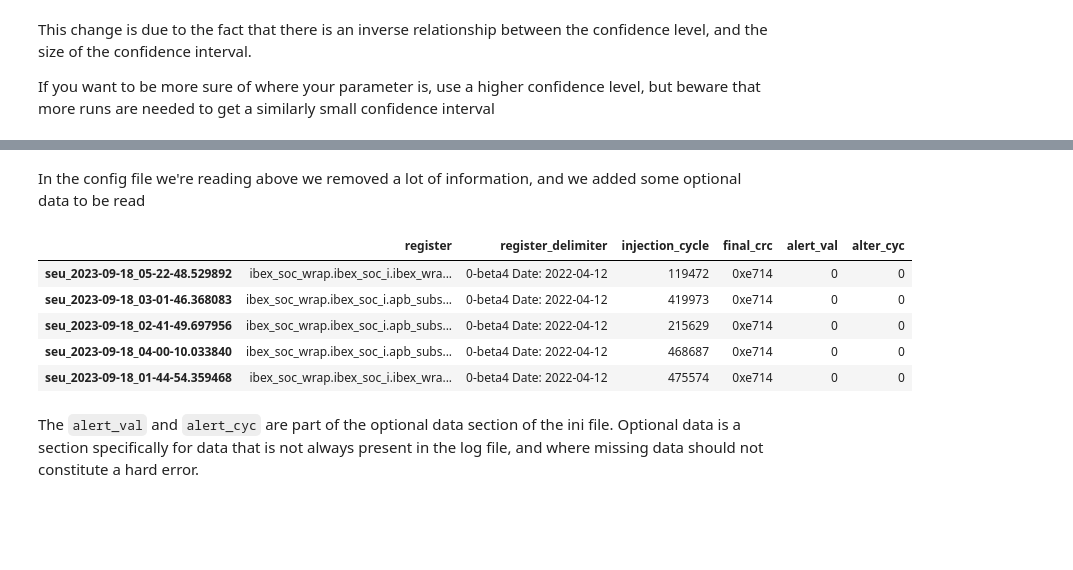
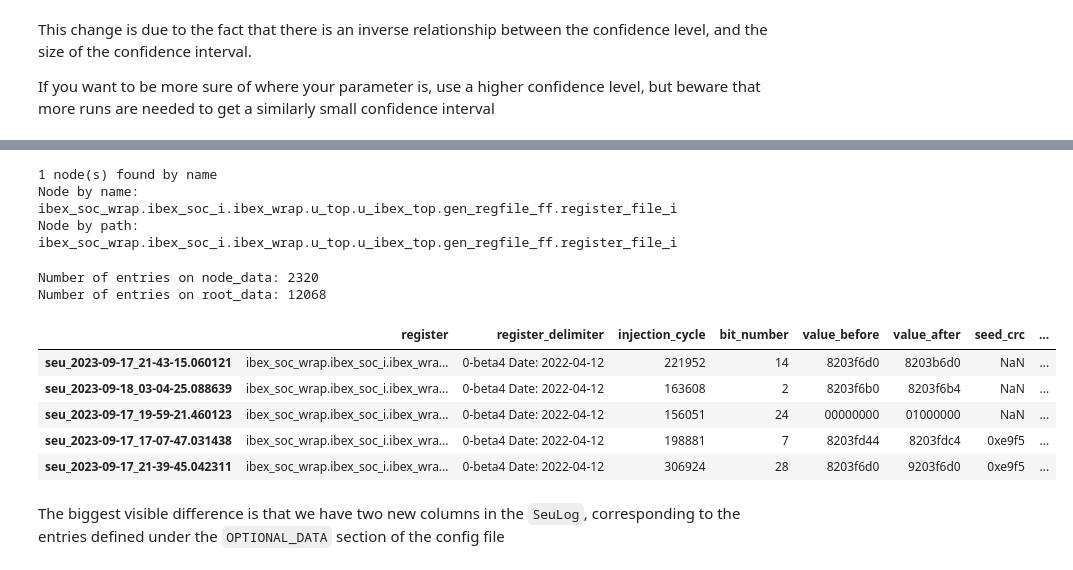
Before and after one commit to ahll19/PULSE, a Jupyter notebook: examples.ipynb, the cells around one changed output, grey strips where cells are left out. Drawn from its saved outputs; the diff is of its cells as text; code cells hidden in the pictures; blank space fills up the shorter version.

```diff
--- a/examples.ipynb
+++ b/examples.ipynb
@@ -254,13 +265,0 @@ path += "u_ibex_top.gen_regfile_ff.register_file_i"
-# %% [markdown]
-In the config file we're reading above we removed a lot of information, and we added some optional data to be read
-# %%
-data_interface.seu_log.head()
-# %% [output]
-|  | register | register_delimiter | injection_cycle | final_crc | alert_val | alter_cyc |
-| seu_2023-09-18_05-22-48.529892 | ibex_soc_wrap.ibex_soc_i.ibex_wra... | 0-beta4 Date: 2022-04-12 | 119472 | 0xe714 | 0 | 0 |
-| seu_2023-09-18_03-01-46.368083 | ibex_soc_wrap.ibex_soc_i.apb_subs... | 0-beta4 Date: 2022-04-12 | 419973 | 0xe714 | 0 | 0 |
-| seu_2023-09-18_02-41-49.697956 | ibex_soc_wrap.ibex_soc_i.apb_subs... | 0-beta4 Date: 2022-04-12 | 215629 | 0xe714 | 0 | 0 |
-| seu_2023-09-18_04-00-10.033840 | ibex_soc_wrap.ibex_soc_i.apb_subs... | 0-beta4 Date: 2022-04-12 | 468687 | 0xe714 | 0 | 0 |
-| seu_2023-09-18_01-44-54.359468 | ibex_soc_wrap.ibex_soc_i.ibex_wra... | 0-beta4 Date: 2022-04-12 | 475574 | 0xe714 | 0 | 0 |
-# %% [markdown]
-The `alert_val` and `alert_cyc` are part of the optional data section of the ini file. Optional data is a section specifically for data that is not always present in the log file, and where missing data should not constitute a hard error.
@@ -266,0 +271,31 @@ The `alert_val` and `alert_cyc` are part of the optional data section of the ini
+# %%
+name = "register_file_i"
+nodes = data_interface.get_node_by_name(name)
+print(f"{len(nodes)} node(s) found by name")
+
+name_node = nodes[0]
+
+print(f"Node by name: {name_node.soc_path}\nNode by path: {node.soc_path}")
+# %% [output]
+1 node(s) found by name
+Node by name: ibex_soc_wrap.ibex_soc_i.ibex_wrap.u_top.u_ibex_top.gen_regfile_ff.register_file_i
+Node by path: ibex_soc_wrap.ibex_soc_i.ibex_wrap.u_top.u_ibex_top.gen_regfile_ff.register_file_i
+# %%
+node_data = data_interface.get_data_by_node(node)
+root_data = data_interface.get_data_by_node(data_interface.root)
+
+print(f"Number of entries on node_data: {len(node_data)}")
+print(f"Number of entries on root_data: {len(root_data)}")
+
+node_data.head()
+# %% [output]
+Number of entries on node_data: 2320
+Number of entries on root_data: 12068
+|  | register | register_delimiter | injection_cycle | bit_number | value_before | value_after | seed_crc | ... |
+| seu_2023-09-17_21-43-15.060121 | ibex_soc_wrap.ibex_soc_i.ibex_wra... | 0-beta4 Date: 2022-04-12 | 221952 | 14 | 8203f6d0 | 8203b6d0 | NaN | ... |
+| seu_2023-09-18_03-04-25.088639 | ibex_soc_wrap.ibex_soc_i.ibex_wra... | 0-beta4 Date: 2022-04-12 | 163608 | 2 | 8203f6b0 | 8203f6b4 | NaN | ... |
+| seu_2023-09-17_19-59-21.460123 | ibex_soc_wrap.ibex_soc_i.ibex_wra... | 0-beta4 Date: 2022-04-12 | 156051 | 24 | 00000000 | 01000000 | NaN | ... |
+| seu_2023-09-17_17-07-47.031438 | ibex_soc_wrap.ibex_soc_i.ibex_wra... | 0-beta4 Date: 2022-04-12 | 198881 | 7 | 8203fd44 | 8203fdc4 | 0xe9f5 | ... |
+| seu_2023-09-17_21-39-45.042311 | ibex_soc_wrap.ibex_soc_i.ibex_wra... | 0-beta4 Date: 2022-04-12 | 306924 | 28 | 8203f6d0 | 9203f6d0 | 0xe9f5 | ... |
+# %% [markdown]
+The biggest visible difference is that we have two new columns in the `SeuLog`, corresponding to the entries defined under the `OPTIONAL_DATA` section of the config file
```
Also changed, not shown: parts of 8 cells of this notebook, 5 other files.
